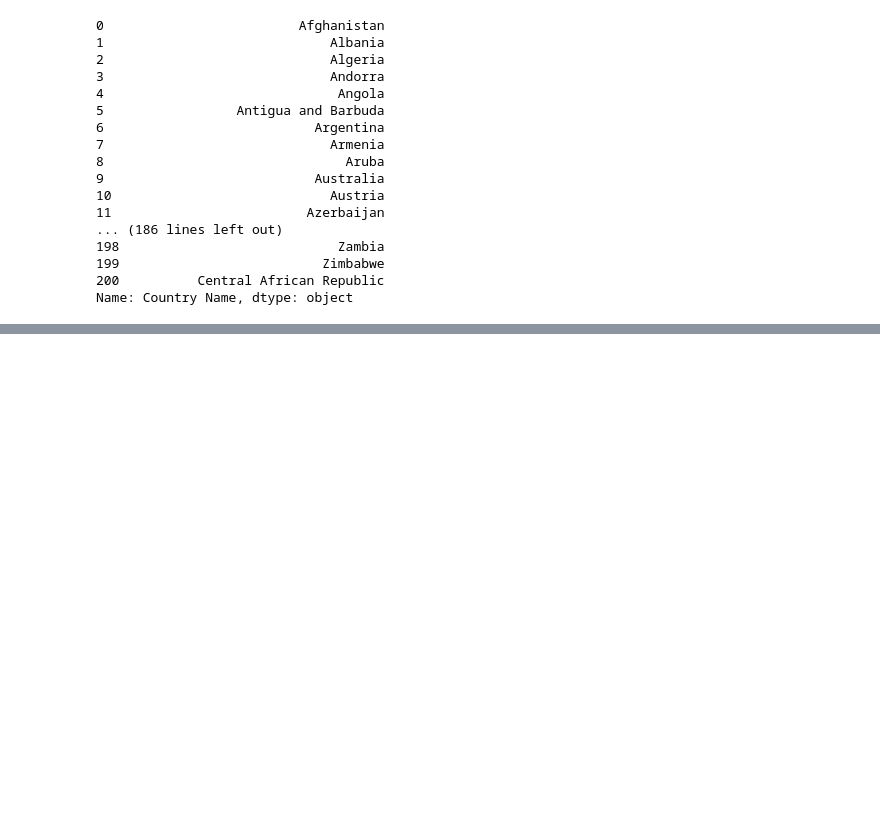
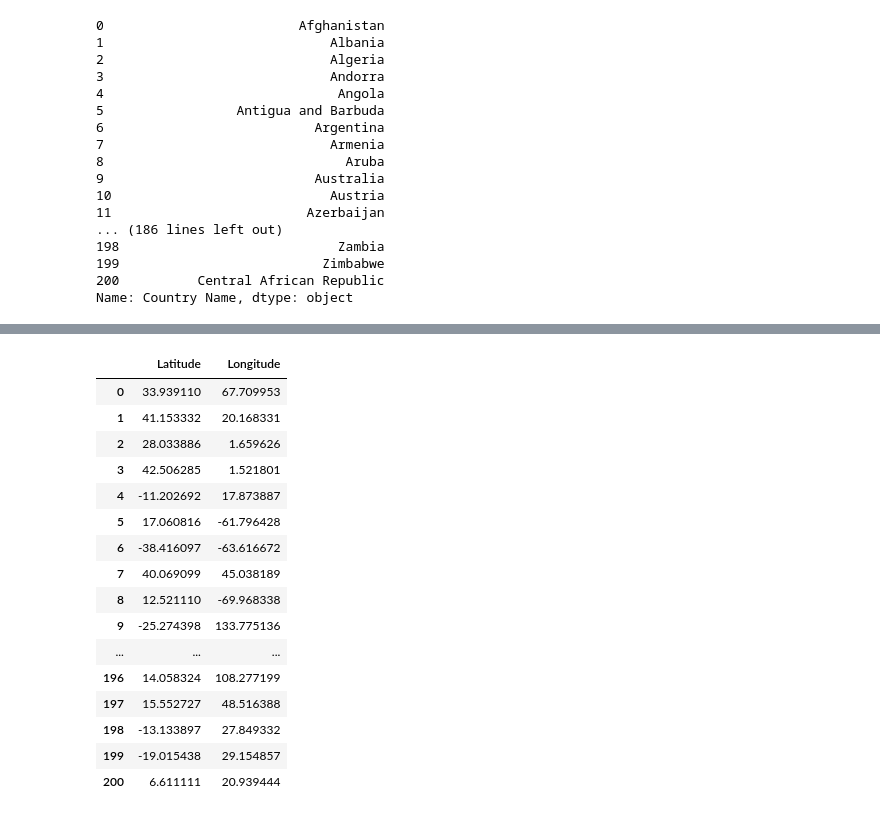
Before and after one commit to drainganggtb/WorldBank-GDP, a Jupyter notebook: WorldBankIndicators.ipynb, the cells around one changed output, grey strips where cells are left out. Drawn from its saved outputs; the diff is of its cells as text; code cells hidden in the pictures; blank space fills up the shorter version.

```diff
--- a/WorldBankIndicators.ipynb
+++ b/WorldBankIndicators.ipynb
@@ -294,0 +292,21 @@ Central African Republic
+# %%
+latlng = pd.DataFrame({'Latitude':latitude,'Longitude':longitude})
+latlng
+# %% [output]
+|  | Latitude | Longitude |
+| 0 | 33.939110 | 67.709953 |
+| 1 | 41.153332 | 20.168331 |
+| 2 | 28.033886 | 1.659626 |
+| 3 | 42.506285 | 1.521801 |
+| 4 | -11.202692 | 17.873887 |
+| 5 | 17.060816 | -61.796428 |
+| 6 | -38.416097 | -63.616672 |
+| 7 | 40.069099 | 45.038189 |
+| 8 | 12.521110 | -69.968338 |
+| 9 | -25.274398 | 133.775136 |
+| ... | ... | ... |
+| 196 | 14.058324 | 108.277199 |
+| 197 | 15.552727 | 48.516388 |
+| 198 | -13.133897 | 27.849332 |
+| 199 | -19.015438 | 29.154857 |
+| 200 | 6.611111 | 20.939444 |
```
Also changed, not shown: parts of 11 cells of this notebook, 1 other file.
